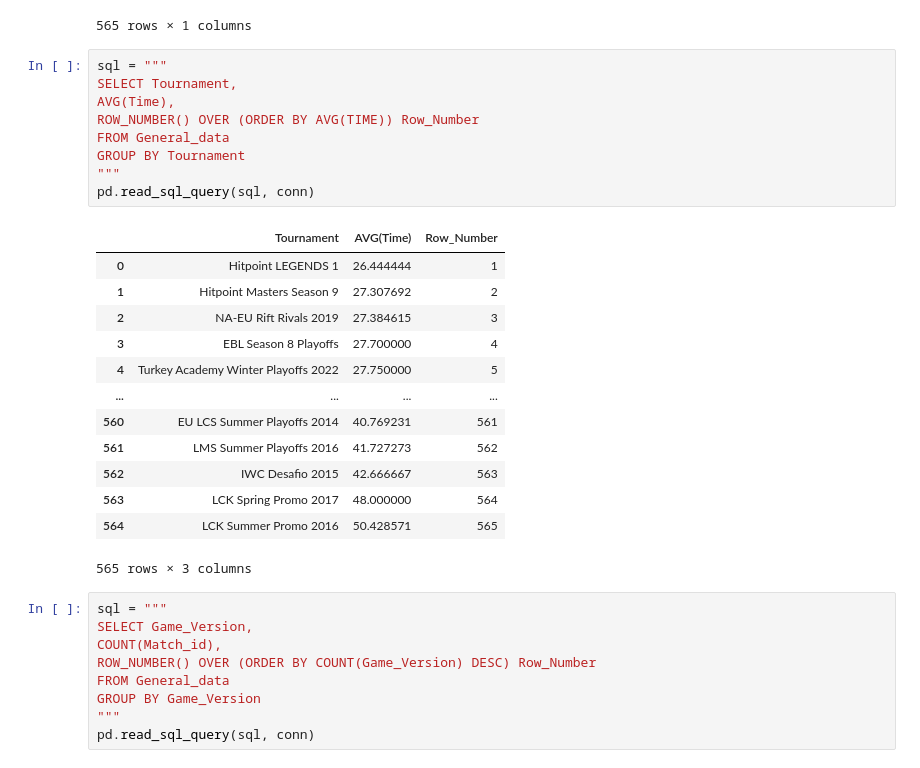
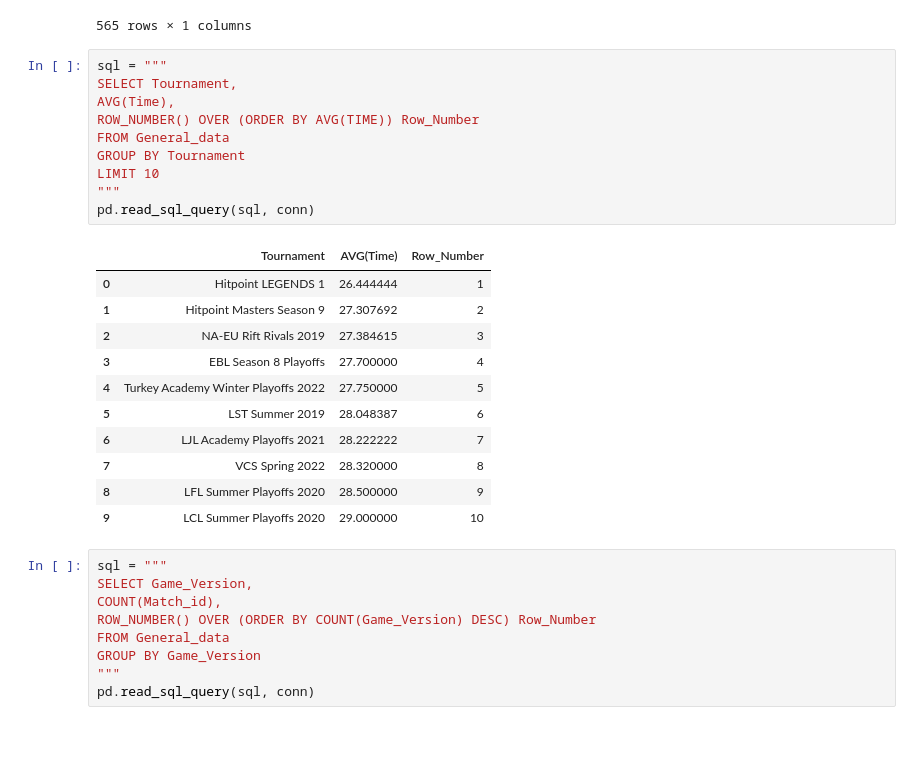
Before and after one commit to KarolKul-KK/League_Pro_Games_Analysis, a Jupyter notebook: notebooks/sql_queries.ipynb, the cells around one changed output. Saved outputs shown, nothing was run; the diff lists cells and outputs as text; blank space fills up the shorter version.

Commit message:
Added basic statistics for every table

```diff
--- a/notebooks/sql_queries.ipynb
+++ b/notebooks/sql_queries.ipynb
@@ -312,26 +315,25 @@ pd.read_sql_query(sql, conn)
 # %%
 sql = """
 SELECT Tournament,
 AVG(Time),
 ROW_NUMBER() OVER (ORDER BY AVG(TIME)) Row_Number
 FROM General_data
 GROUP BY Tournament
+LIMIT 10
 """
 pd.read_sql_query(sql, conn)
 # %% [output]
 |  | Tournament | AVG(Time) | Row_Number |
 | 0 | Hitpoint LEGENDS 1 | 26.444444 | 1 |
 | 1 | Hitpoint Masters Season 9 | 27.307692 | 2 |
 | 2 | NA-EU Rift Rivals 2019 | 27.384615 | 3 |
 | 3 | EBL Season 8 Playoffs | 27.700000 | 4 |
 | 4 | Turkey Academy Winter Playoffs 2022 | 27.750000 | 5 |
-| ... | ... | ... | ... |
-| 560 | EU LCS Summer Playoffs 2014 | 40.769231 | 561 |
-| 561 | LMS Summer Playoffs 2016 | 41.727273 | 562 |
-| 562 | IWC Desafio 2015 | 42.666667 | 563 |
-| 563 | LCK Spring Promo 2017 | 48.000000 | 564 |
-| 564 | LCK Summer Promo 2016 | 50.428571 | 565 |
+| 5 | LST Summer 2019 | 28.048387 | 6 |
+| 6 | LJL Academy Playoffs 2021 | 28.222222 | 7 |
+| 7 | VCS Spring 2022 | 28.320000 | 8 |
+| 8 | LFL Summer Playoffs 2020 | 28.500000 | 9 |
+| 9 | LCL Summer Playoffs 2020 | 29.000000 | 10 |
-565 rows × 3 columns
 # %%
 sql = """
 SELECT Game_Version,
```
Also changed, not shown: parts of 5 cells of this notebook.
